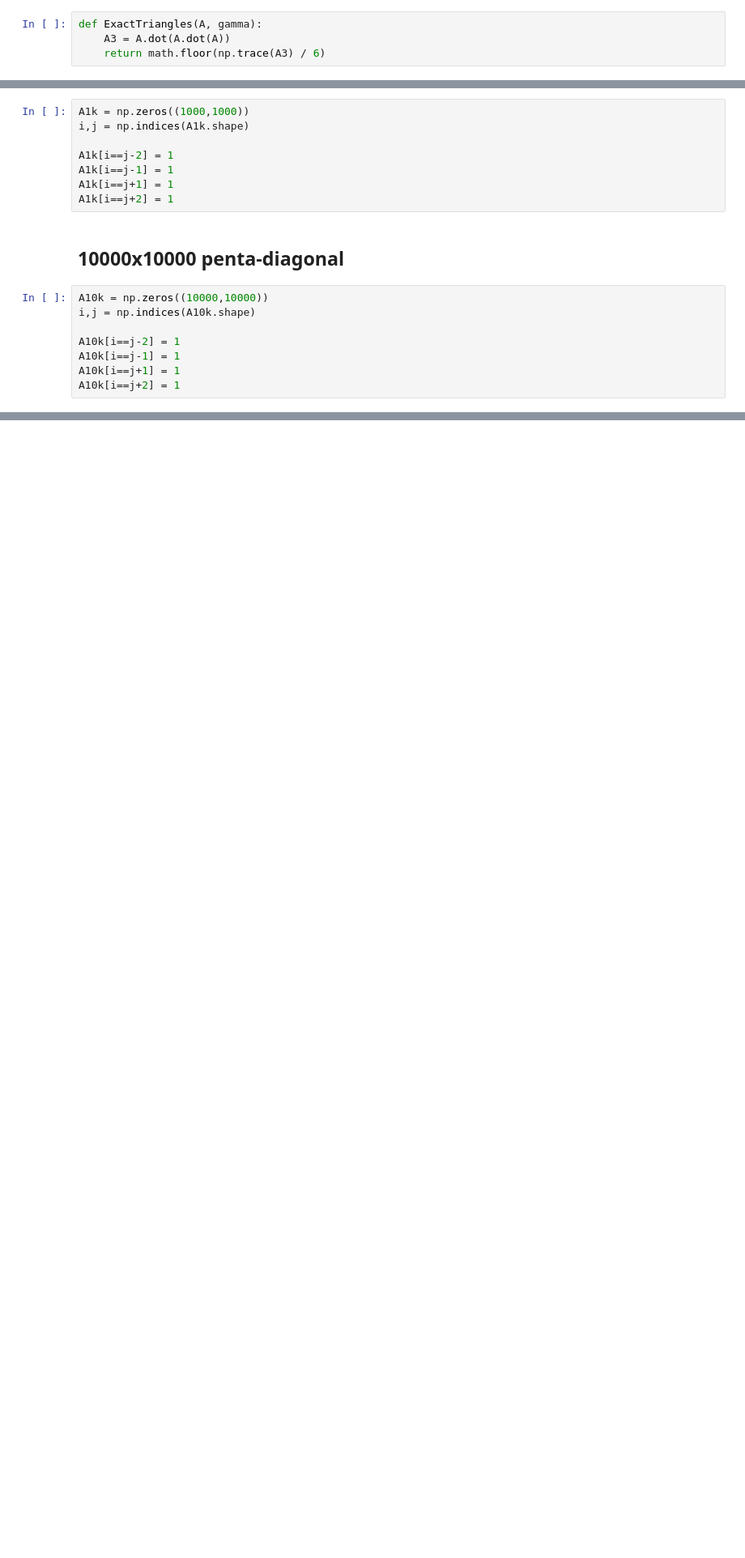
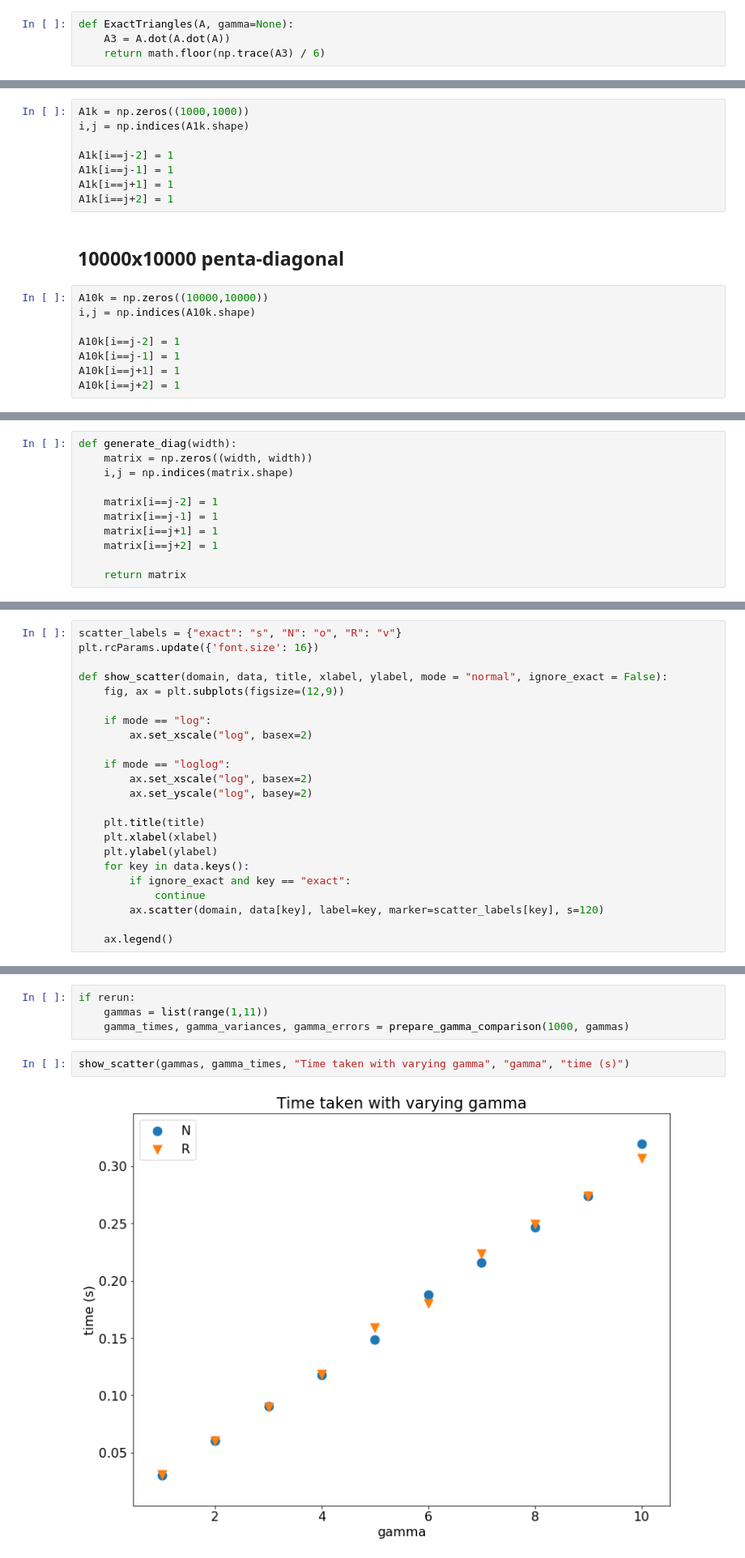
Before and after one commit to Etherealflux/randalg-project, a Jupyter notebook: impl/implementation.ipynb, the cells around one changed output, grey strips where cells are left out. Shown at 81% size. Cells and saved outputs as stored; diff of their text form; blank space fills up the shorter version.

```diff
--- a/impl/implementation.ipynb
+++ b/impl/implementation.ipynb
@@ -25,7 +27,7 @@ config_log()
 # %% [markdown]
 # Explicit Triangle Counting
 # %%
-def ExactTriangles(A, gamma):
+def ExactTriangles(A, gamma=None):
     A3 = A.dot(A.dot(A))
     return math.floor(np.trace(A3) / 6)
 # %% [markdown]
@@ -256,0 +212,11 @@ test_with(A10k, gamma=1, rounds=1)
+# %%
+def generate_diag(width):
+    matrix = np.zeros((width, width))
+    i,j = np.indices(matrix.shape)
+
+    matrix[i==j-2] = 1
+    matrix[i==j-1] = 1
+    matrix[i==j+1] = 1
+    matrix[i==j+2] = 1
+
+    return matrix
@@ -256,0 +248,23 @@ test_with(A10k, gamma=1, rounds=1)
+# %%
+scatter_labels = {"exact": "s", "N": "o", "R": "v"}
+plt.rcParams.update({'font.size': 16})
+
+def show_scatter(domain, data, title, xlabel, ylabel, mode = "normal", ignore_exact = False):
+    fig, ax = plt.subplots(figsize=(12,9))
+
+    if mode == "log":
+        ax.set_xscale("log", basex=2)
+
+    if mode == "loglog":
+        ax.set_xscale("log", basex=2)
+        ax.set_yscale("log", basey=2)
+
+    plt.title(title)
+    plt.xlabel(xlabel)
+    plt.ylabel(ylabel)
+    for key in data.keys():
+        if ignore_exact and key == "exact":
+            continue
+        ax.scatter(domain, data[key], label=key, marker=scatter_labels[key], s=120)
+
+    ax.legend()
@@ -256,0 +399,8 @@ test_with(A10k, gamma=1, rounds=1)
+# %%
+if rerun:
+    gammas = list(range(1,11))
+    gamma_times, gamma_variances, gamma_errors = prepare_gamma_comparison(1000, gammas)
+# %%
+show_scatter(gammas, gamma_times, "Time taken with varying gamma", "gamma", "time (s)")
+# %% [output]
+[figure, added]
```
Also changed, not shown: parts of 35 cells of this notebook, 8 other files.
